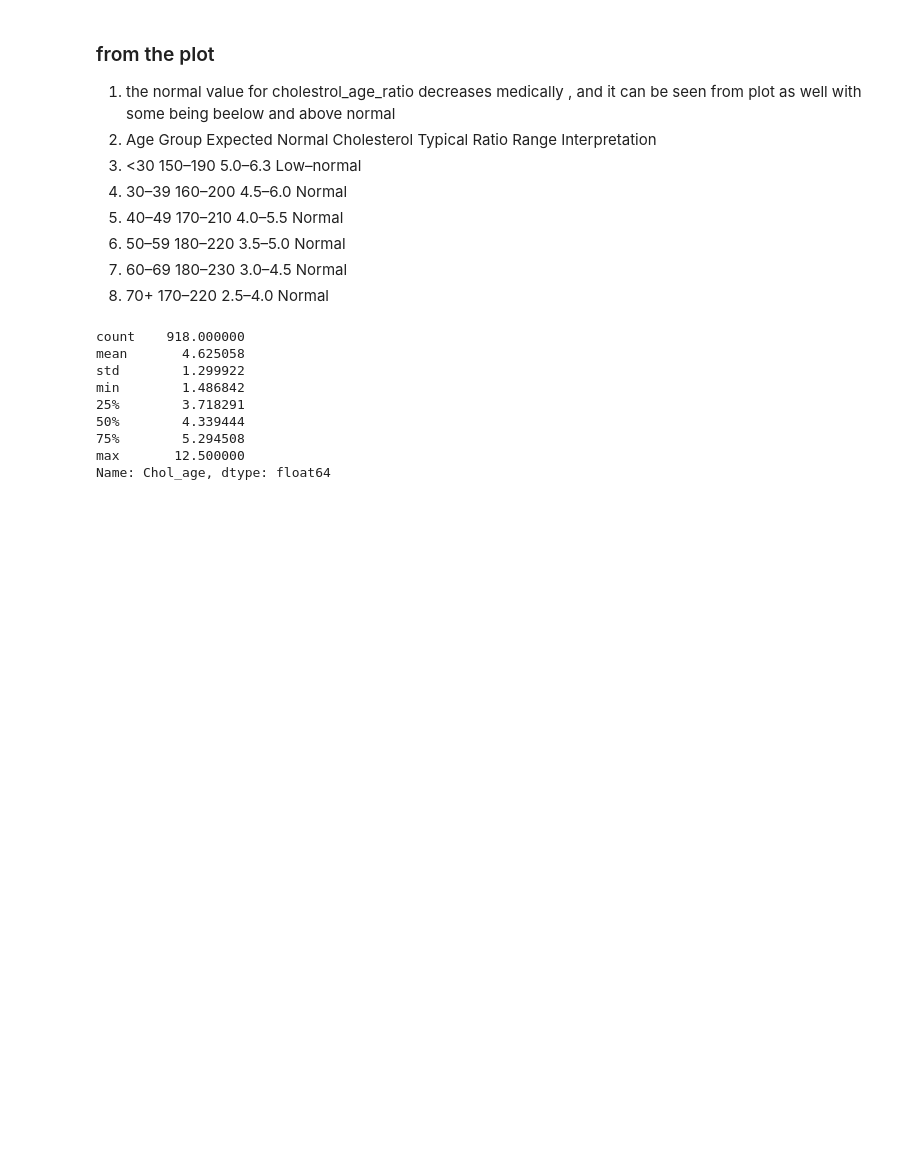
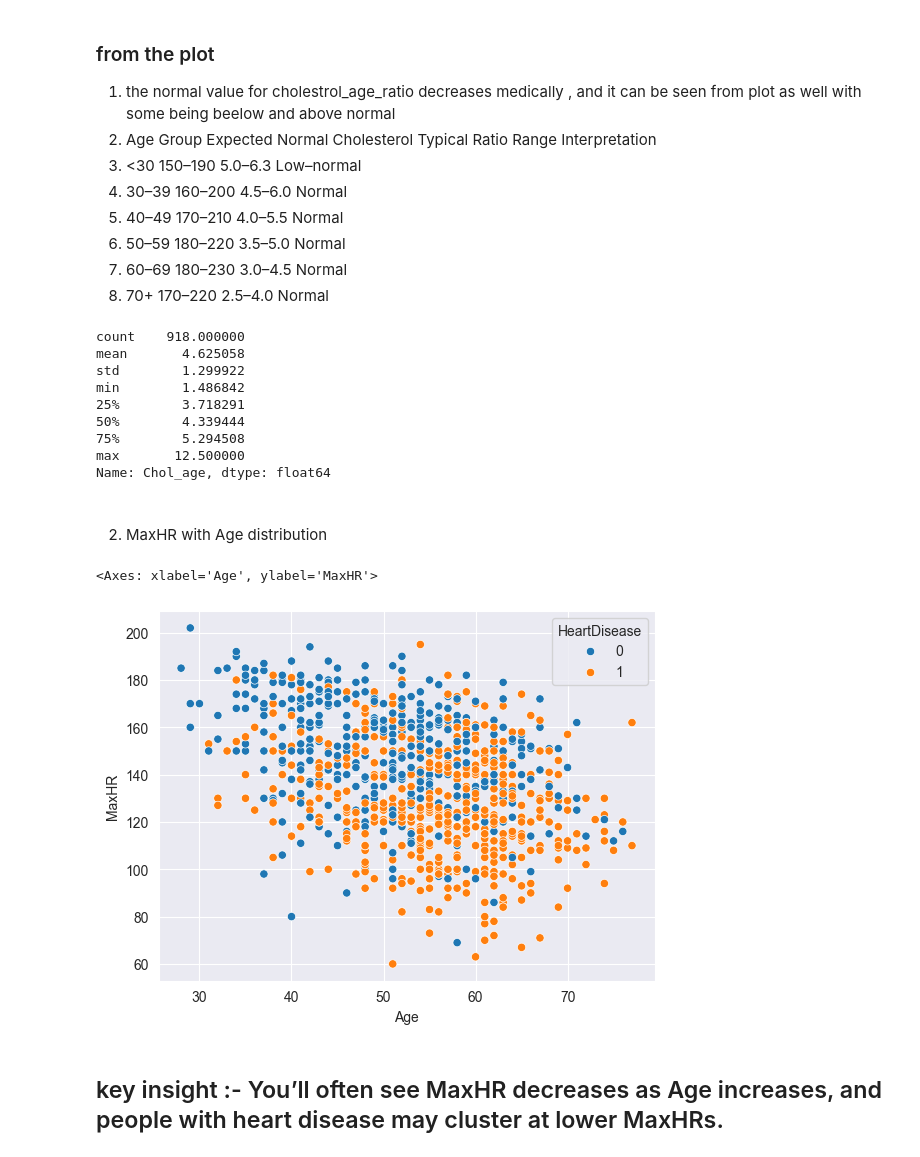
Before and after one commit to kartik23-2/EXploratorydataAnalysis, a Jupyter notebook: Heart_disaese_analysis/heart.ipynb, the cells around one changed output. Cells and saved outputs as stored; diff of their text form; code cells hidden in the pictures; blank space fills up the shorter version.

Commit message:
more visual analysing component added

```diff
--- a/Heart_disaese_analysis/heart.ipynb
+++ b/Heart_disaese_analysis/heart.ipynb
@@ -354,3 +368,13 @@ min        1.486842
 75%        5.294508
 max       12.500000
 Name: Chol_age, dtype: float64
+# %% [markdown]
+###
+2. MaxHR with Age distribution
+# %%
+sns.scatterplot(x=df['Age'], y=df['MaxHR'], hue=df['HeartDisease'])
+# %% [output]
+<Axes: xlabel='Age', ylabel='MaxHR'>
+[figure, added]
+# %% [markdown]
+## key insight :- You’ll often see MaxHR decreases as Age increases, and people with heart disease may cluster at lower MaxHRs.
```
Also changed, not shown: parts of 11 cells of this notebook.
